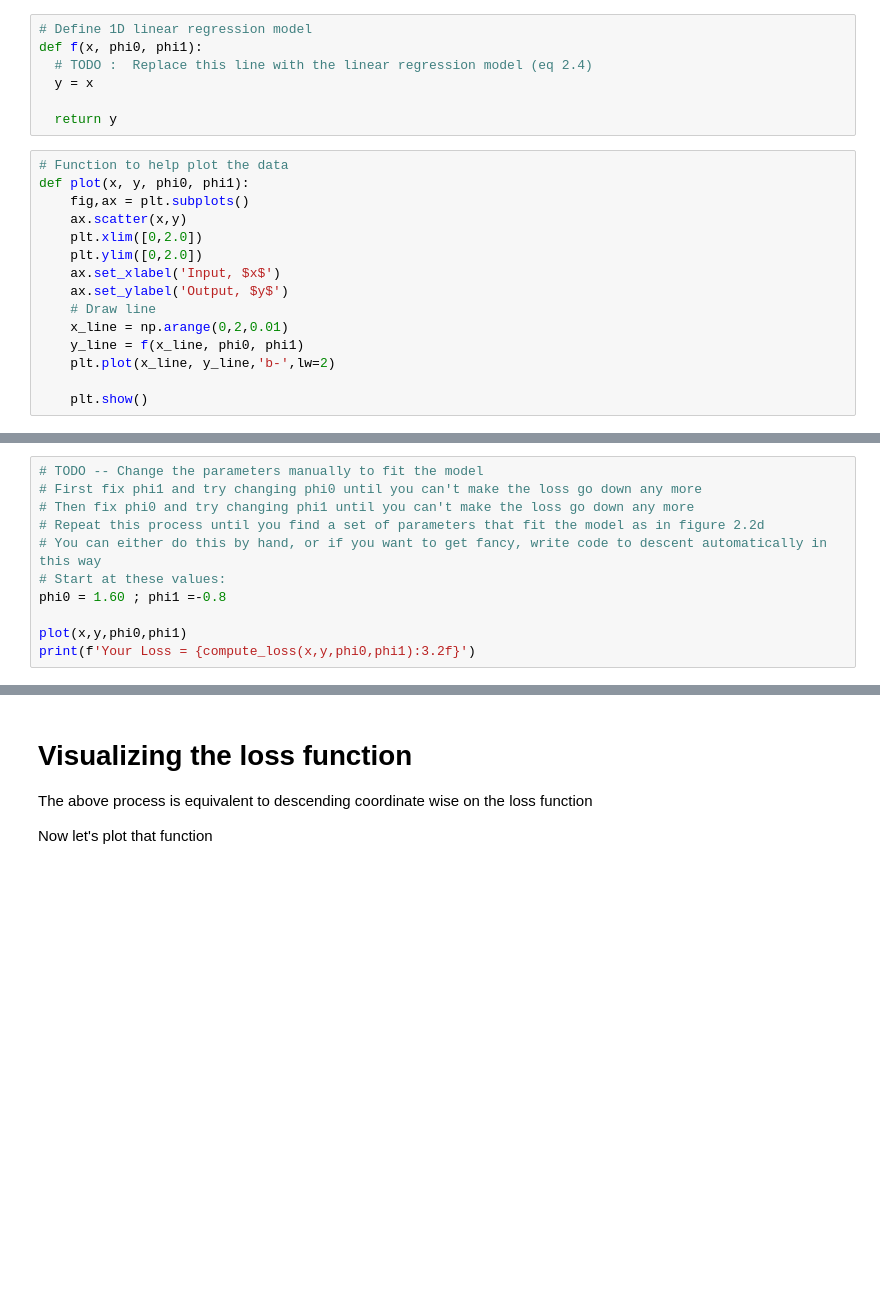
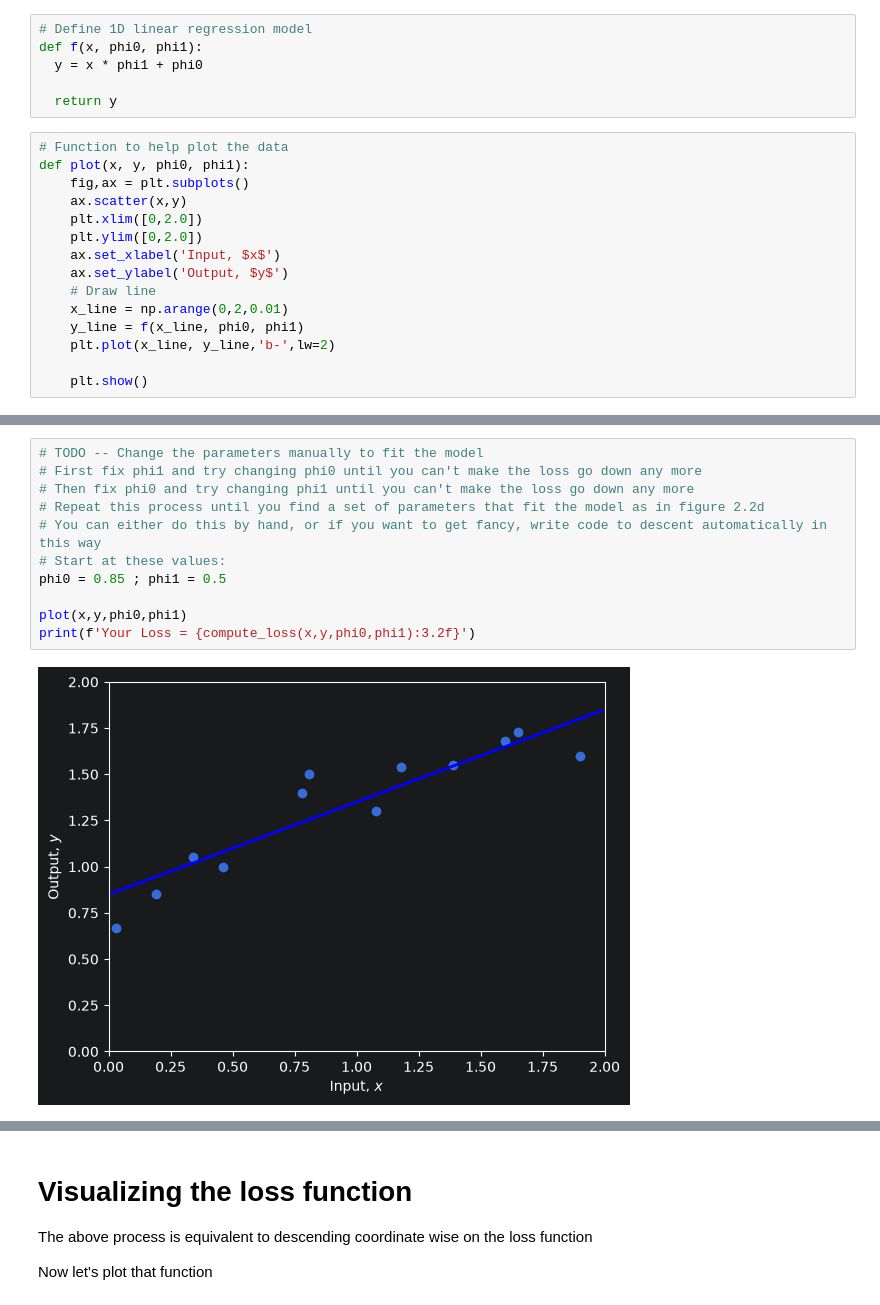
Before and after one commit to majorgilles/understanding-deep-learning-prince, a Jupyter notebook: chapters/02-supervised-learning/notebooks/2_1_Supervised_Learning.ipynb, the cells around one changed output, grey strips where cells are left out. Cells and saved outputs as stored; diff of their text form; blank space fills up the shorter version.

```diff
--- a/chapters/02-supervised-learning/notebooks/2_1_Supervised_Learning.ipynb
+++ b/chapters/02-supervised-learning/notebooks/2_1_Supervised_Learning.ipynb
@@ -23,8 +26,7 @@ print(y)
 # %%
 # Define 1D linear regression model
 def f(x, phi0, phi1):
-  # TODO :  Replace this line with the linear regression model (eq 2.4)
-  y = x
+  y = x * phi1 + phi0
 
   return y
 # %%
@@ -70,11 +78,13 @@ print(f'Your Loss = {loss:3.2f}, Ground truth =10.28')
 # %%
 # TODO -- Change the parameters manually to fit the model
 # First fix phi1 and try changing phi0 until you can't make the loss go down any more
 # Then fix phi0 and try changing phi1 until you can't make the loss go down any more
 # Repeat this process until you find a set of parameters that fit the model as in figure 2.2d
 # You can either do this by hand, or if you want to get fancy, write code to descent automatically in this way
 # Start at these values:
-phi0 = 1.60 ; phi1 =-0.8
+phi0 = 0.85 ; phi1 = 0.5
 
 plot(x,y,phi0,phi1)
 print(f'Your Loss = {compute_loss(x,y,phi0,phi1):3.2f}')
+# %% [output]
+[figure, added]
```
Also changed, not shown: parts of 7 cells of this notebook.
